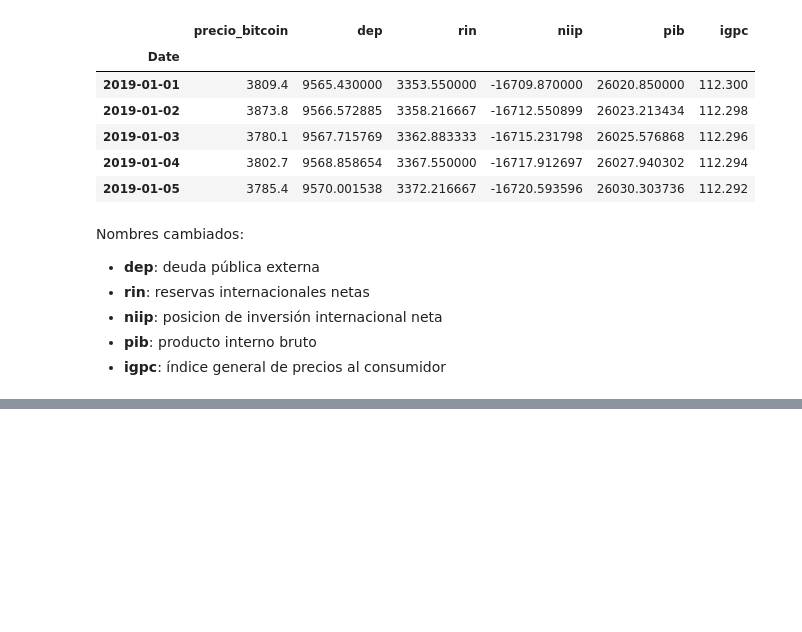
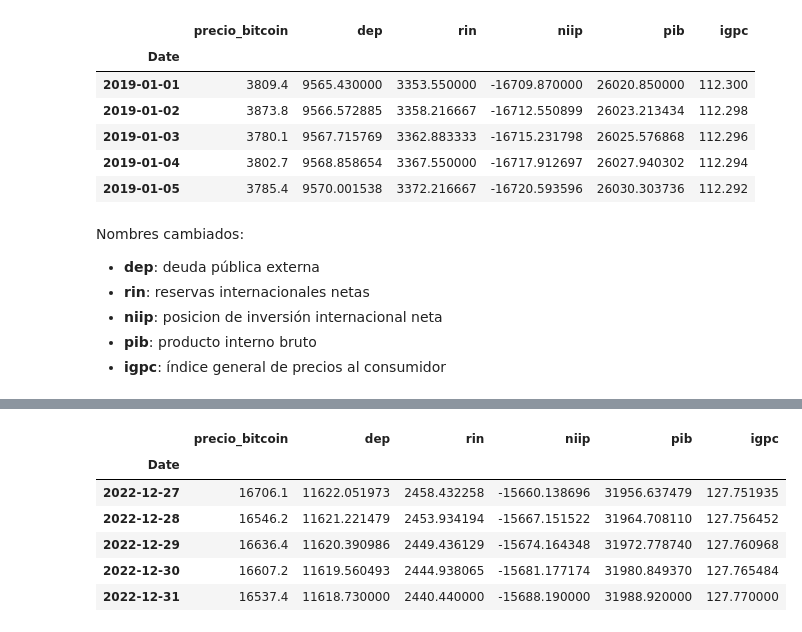
Before and after one commit to JosueRodriguezSams/CriptoSV---Samsung, a Jupyter notebook: Analisis_impacto_del_bitcoin.ipynb, the cells around one changed output, grey strips where cells are left out. Cells and saved outputs as stored; diff of their text form; code cells hidden in the pictures; blank space fills up the shorter version.

```diff
--- a/Analisis_impacto_del_bitcoin.ipynb
+++ b/Analisis_impacto_del_bitcoin.ipynb
@@ -411,0 +433,10 @@ Nombres cambiados:
+# %%
+df_variables.tail()
+# %% [output]
+|  | precio_bitcoin | dep | rin | niip | pib | igpc |
+| Date |  |  |  |  |  |  |
+| 2022-12-27 | 16706.1 | 11622.051973 | 2458.432258 | -15660.138696 | 31956.637479 | 127.751935 |
+| 2022-12-28 | 16546.2 | 11621.221479 | 2453.934194 | -15667.151522 | 31964.708110 | 127.756452 |
+| 2022-12-29 | 16636.4 | 11620.390986 | 2449.436129 | -15674.164348 | 31972.778740 | 127.760968 |
+| 2022-12-30 | 16607.2 | 11619.560493 | 2444.938065 | -15681.177174 | 31980.849370 | 127.765484 |
+| 2022-12-31 | 16537.4 | 11618.730000 | 2440.440000 | -15688.190000 | 31988.920000 | 127.770000 |
```
Also changed, not shown: parts of 6 cells of this notebook.
